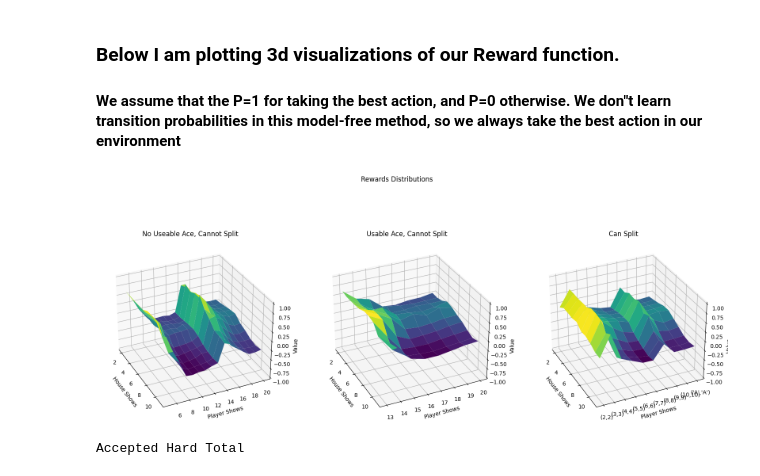
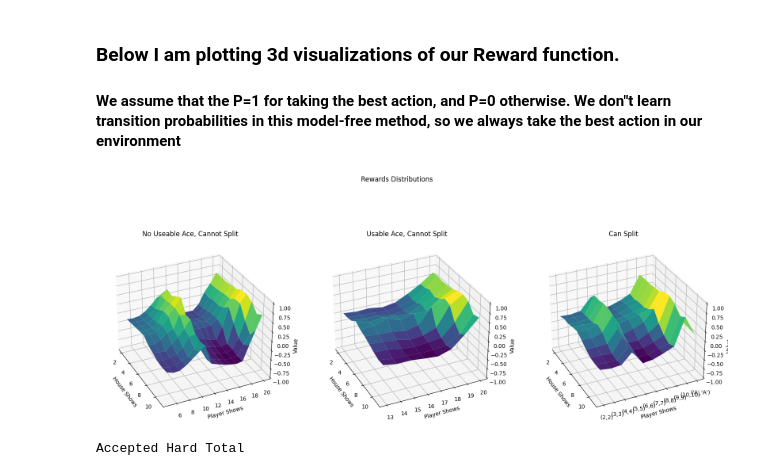
Before and after one commit to petersim1/Blackjack_RL, a Jupyter notebook: Blackjack.ipynb, the cells around one changed output. Saved outputs shown, nothing was run; the diff lists cells and outputs as text; code cells hidden in the pictures.

```diff
--- a/Blackjack.ipynb
+++ b/Blackjack.ipynb
@@ -373,29 +376,29 @@ harc_ac, soft_ac, split_ac = generate_grid(init_q(mode="accepted"), return_type=
 # %%
 fig = plt.figure(figsize=(20,8))
 fig.suptitle("Rewards Distributions")
 ax = fig.add_subplot(131, projection="3d")
 ax.set_title("No Useable Ace, Cannot Split")
 
-plot_mesh(ax, hard_val, [range(2,12),range(5,21)], ticks=None)
+plot_mesh(ax, hard_val, [range(2,12),range(20,4,-1)], ticks=None)
 ax.set_zlim(-1,1)
 
 ax = fig.add_subplot(132, projection="3d")
 ax.set_title("Usable Ace, Cannot Split")
 
-plot_mesh(ax, soft_val, [range(2,12),range(13,21)], ticks=None)
+plot_mesh(ax, soft_val, [range(2,12),range(20,12,-1)], ticks=None)
 ax.set_zlim(-1,1)
 
 ax = fig.add_subplot(133, projection="3d")
 ax.set_title("Can Split")
 
 ticks = [f"({p},{p})" if p < 11 else "('A','A')" for p in range(2,12)]
-plot_mesh(ax, split_val, [range(2,12),range(2,12)], ticks=ticks)
+plot_mesh(ax, split_val, [range(2,12),range(11,1,-1)], ticks=ticks)
 ax.set_zlim(-1,1)
 
 plt.subplots_adjust(hspace=0, wspace=0.2)
 plt.show()
 # %% [output]
-[figure, old version]
+[figure, new version]
 # %%
 colorMap = {
     "St":"yellow",
```
Also changed, not shown: parts of 20 cells of this notebook, 4 other files.
